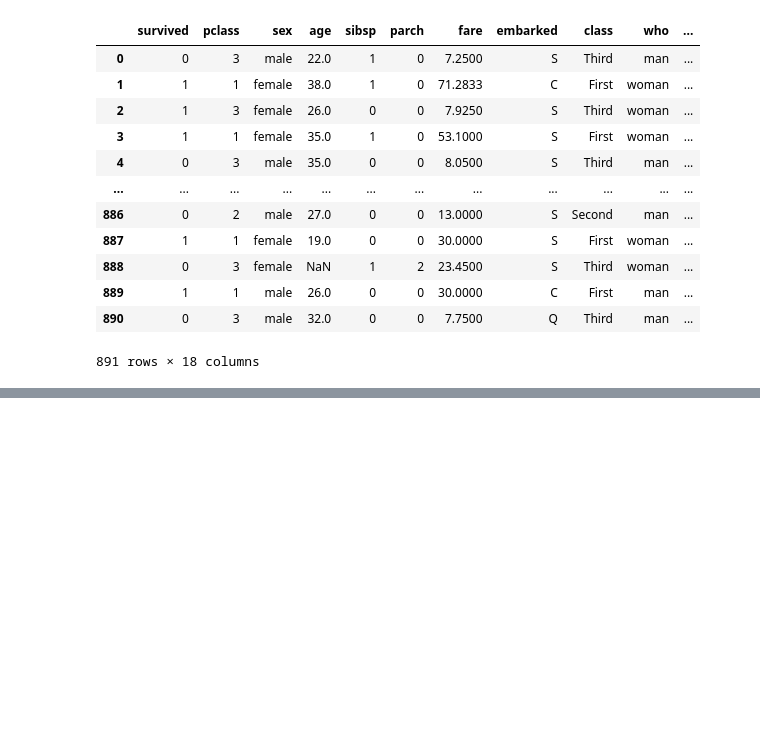
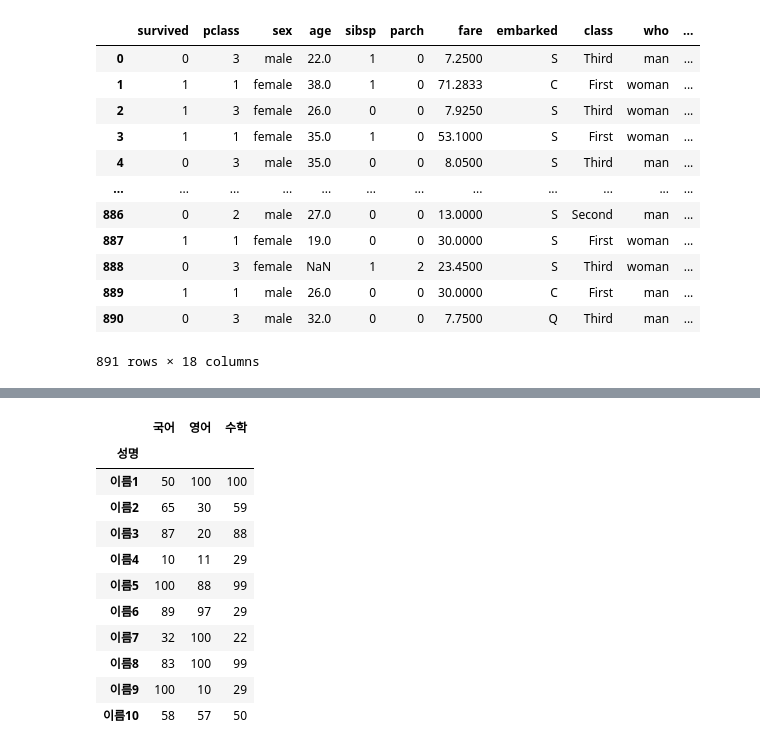
Before and after one commit to Supreme-YS/TIL, a Jupyter notebook: Data_Analysis/Pandas[03].ipynb, the cells around one changed output, grey strips where cells are left out. Cells and saved outputs as stored; diff of their text form; code cells hidden in the pictures; blank space fills up the shorter version.

```diff
--- a/Data_Analysis/Pandas[03].ipynb
+++ b/Data_Analysis/Pandas[03].ipynb
@@ -192,0 +441,16 @@ child
+# %%
+df_score3 = df_score2.set_index('성명')
+df_score3
+# %% [output]
+|  | 국어 | 영어 | 수학 |
+| 성명 |  |  |  |
+| 이름1 | 50 | 100 | 100 |
+| 이름2 | 65 | 30 | 59 |
+| 이름3 | 87 | 20 | 88 |
+| 이름4 | 10 | 11 | 29 |
+| 이름5 | 100 | 88 | 99 |
+| 이름6 | 89 | 97 | 29 |
+| 이름7 | 32 | 100 | 22 |
+| 이름8 | 83 | 100 | 99 |
+| 이름9 | 100 | 10 | 29 |
+| 이름10 | 58 | 57 | 50 |
```
Also changed, not shown: parts of 39 cells of this notebook.
